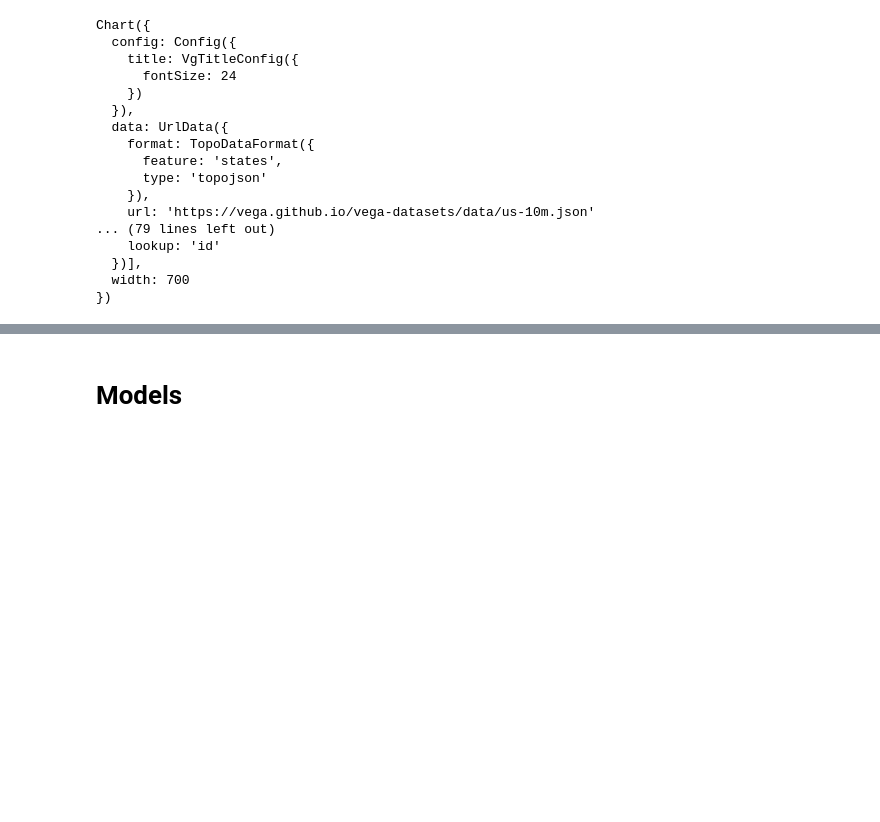
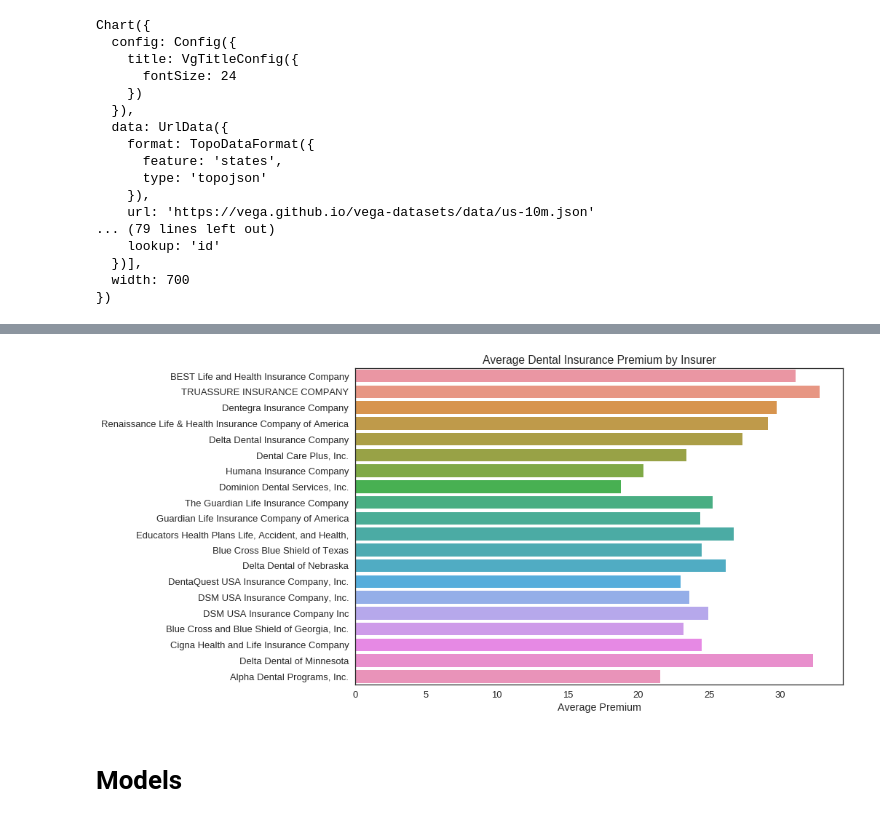
Before and after one commit to hjhuney/Healthcare-dot-Gov-Notebooks, a Jupyter notebook: 2017_QHP_Individual_Market_Dental.ipynb, the cells around one changed output, grey strips where cells are left out. Drawn from its saved outputs; the diff is of its cells as text; code cells hidden in the pictures; blank space fills up the shorter version.

```diff
--- a/2017_QHP_Individual_Market_Dental.ipynb
+++ b/2017_QHP_Individual_Market_Dental.ipynb
@@ -521,0 +515,6 @@ alt.Chart(states).mark_geoshape().encode(
+# %%
+inv_issuer_dict = pd.Series(df['Issuer Name'].values,index=df['IssuerID']).to_dict()
+# %%
+issuer_prem_df = feature_by_premium('IssuerID')
+issuer_prem_df = issuer_prem_df[:20]
+issuer_prem_df['Issuer Name'] = issuer_prem_df['id'].map(inv_issuer_dict)
@@ -522,3 +535,29 @@ alt.Chart(states).mark_geoshape().encode(
+# %%
+sns.set(style="white", context="talk")
+# %%
+# # Randomly reorder the data to make it qualitative
+# y3 = rs.choice(y1, len(y1), replace=False)
+# sns.barplot(x=x, y=y3, palette="deep", ax=ax3)
+# ax3.axhline(0, color="k", clip_on=False)
+# ax3.set_ylabel("Qualitative")
+
+# # Finalize the plot
+# sns.despine(bottom=True)
+# plt.setp(f.axes, yticks=[])
+# plt.tight_layout(h_pad=2)
+
+
+plt.figure(figsize=(12,8))
+sns.barplot(y=issuer_prem_df['Issuer Name'], x='avg_prem', data=issuer_prem_df);
+
+plt.ylabel('')
+plt.xlabel('Average Premium')
+plt.title('Average Dental Insurance Premium by Insurer');
+# plt.xticks(rotation=90);
+
+# sns.barplot(x=issuer_prem_df['Issuer Name'], y='avg_prem', data=issuer_prem_df);
+# %% [output]
+[figure, added]
 # %% [markdown]
 # Models
 # %%
```
Also changed, not shown: parts of 11 cells of this notebook.
